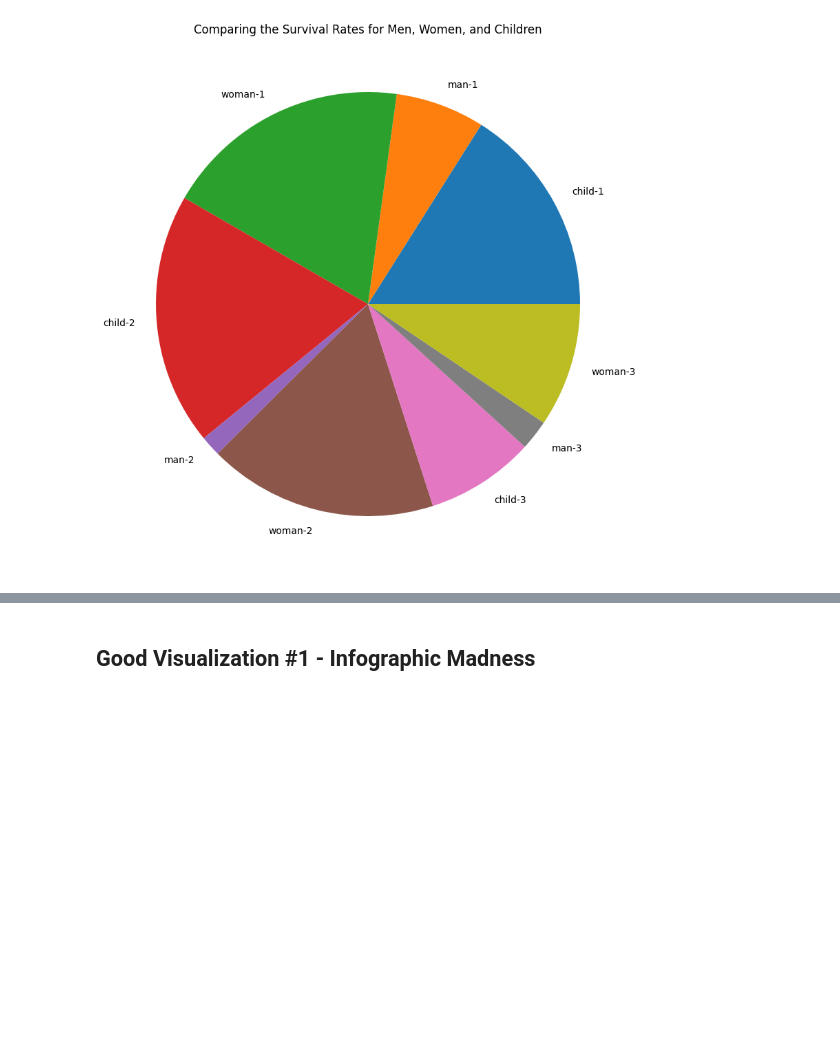
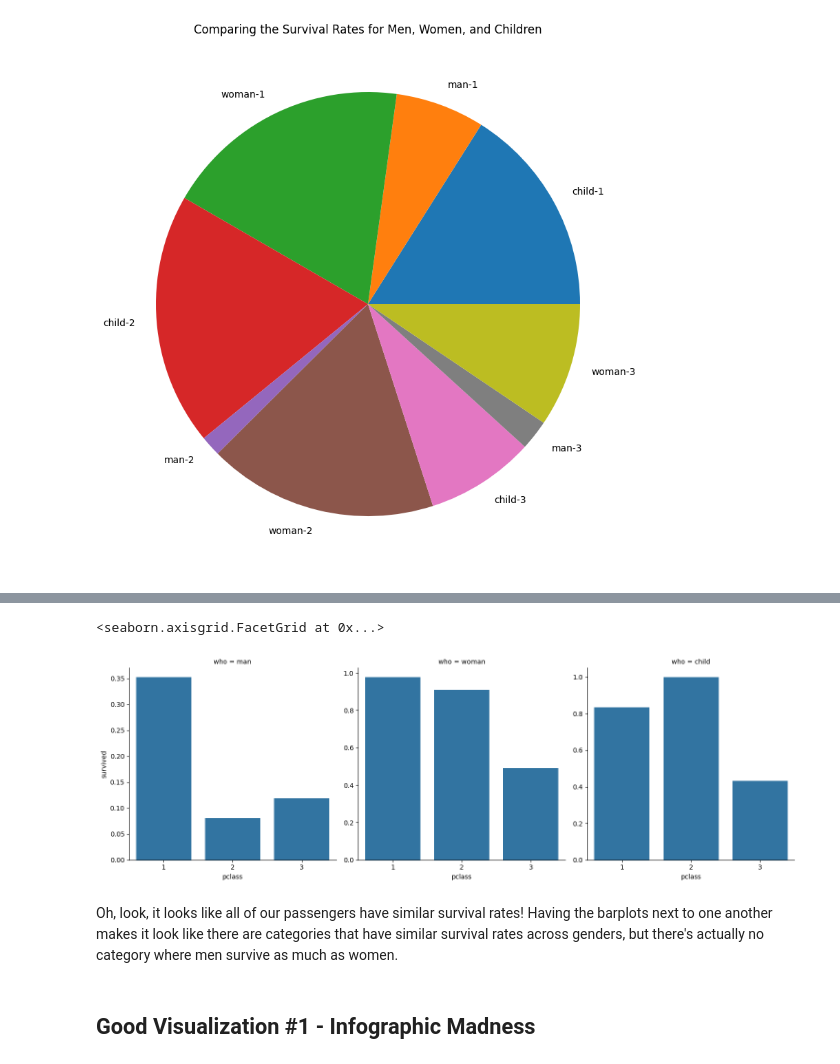
Before and after one commit to IMOsbo/DATA6550-Visualization, a Jupyter notebook: Code/Osborne/IsaiahOsborneVisualization.ipynb, the cells around one changed output, grey strips where cells are left out. Saved outputs shown, nothing was run; the diff lists cells and outputs as text; code cells hidden in the pictures; blank space fills up the shorter version.

Commit message:
Added second bad visualization

```diff
--- a/Code/Osborne/IsaiahOsborneVisualization.ipynb
+++ b/Code/Osborne/IsaiahOsborneVisualization.ipynb
@@ -107,3 +127,19 @@ I don't think you're supposed to put percentages in a pie chart... and then comp
+# %%
+# https://matplotlib.org/stable/gallery/pie_and_polar_charts/pie_features.html
+sns.catplot(
+    data=titanic,
+    x="pclass",
+    y="survived",
+    col="who",
+    kind="bar",
+    sharey=False,
+    errorbar=None,
+)
+# %% [output]
+<seaborn.axisgrid.FacetGrid at 0x...>
+[figure, added]
+# %% [markdown]
+Oh, look, it looks like all of our passengers have similar survival rates! Having the barplots next to one another makes it look like there are categories that have similar survival rates across genders, but there's actually no category where men survive as much as women.
 # %% [markdown]
 ## Good Visualization #1 - Infographic Madness
 # %% [markdown]
```
Also changed, not shown: parts of 6 cells of this notebook.
